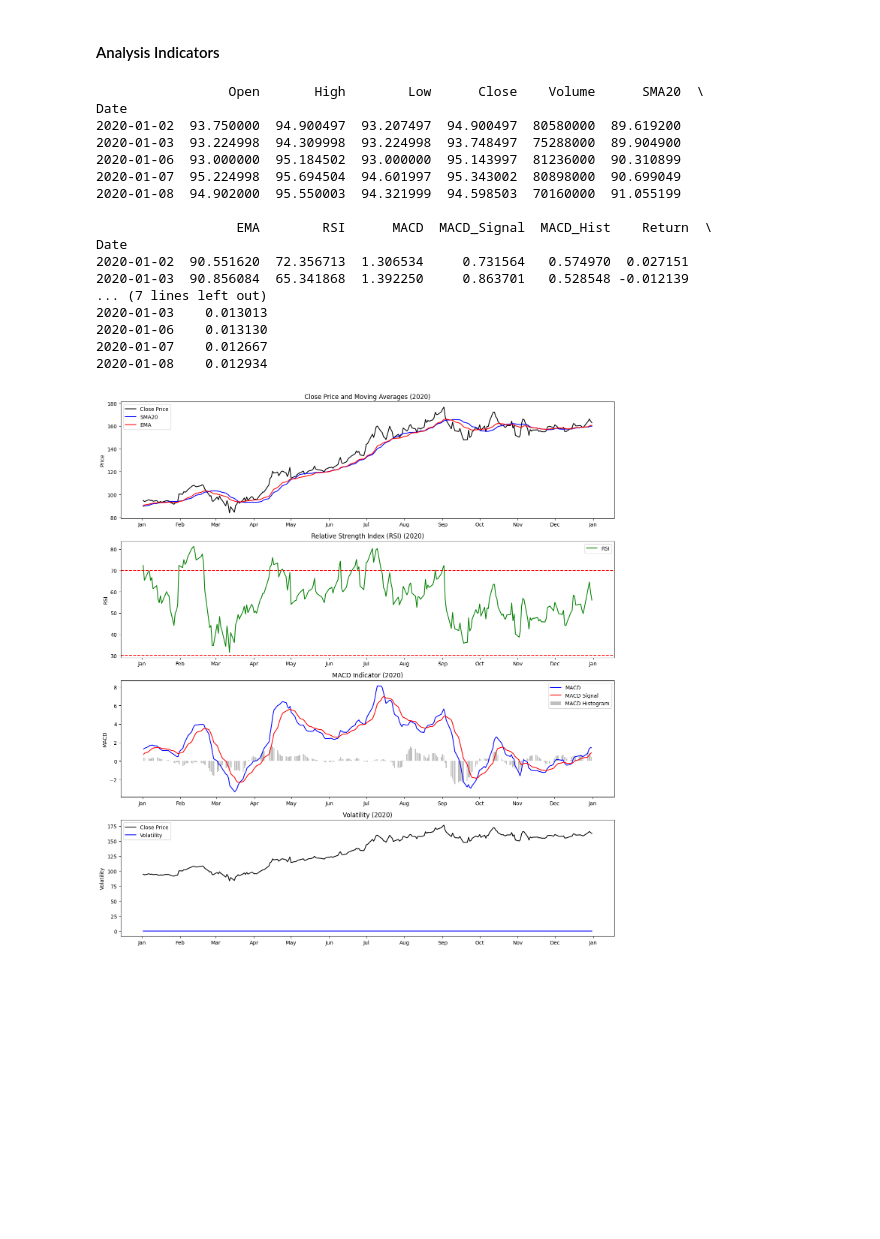
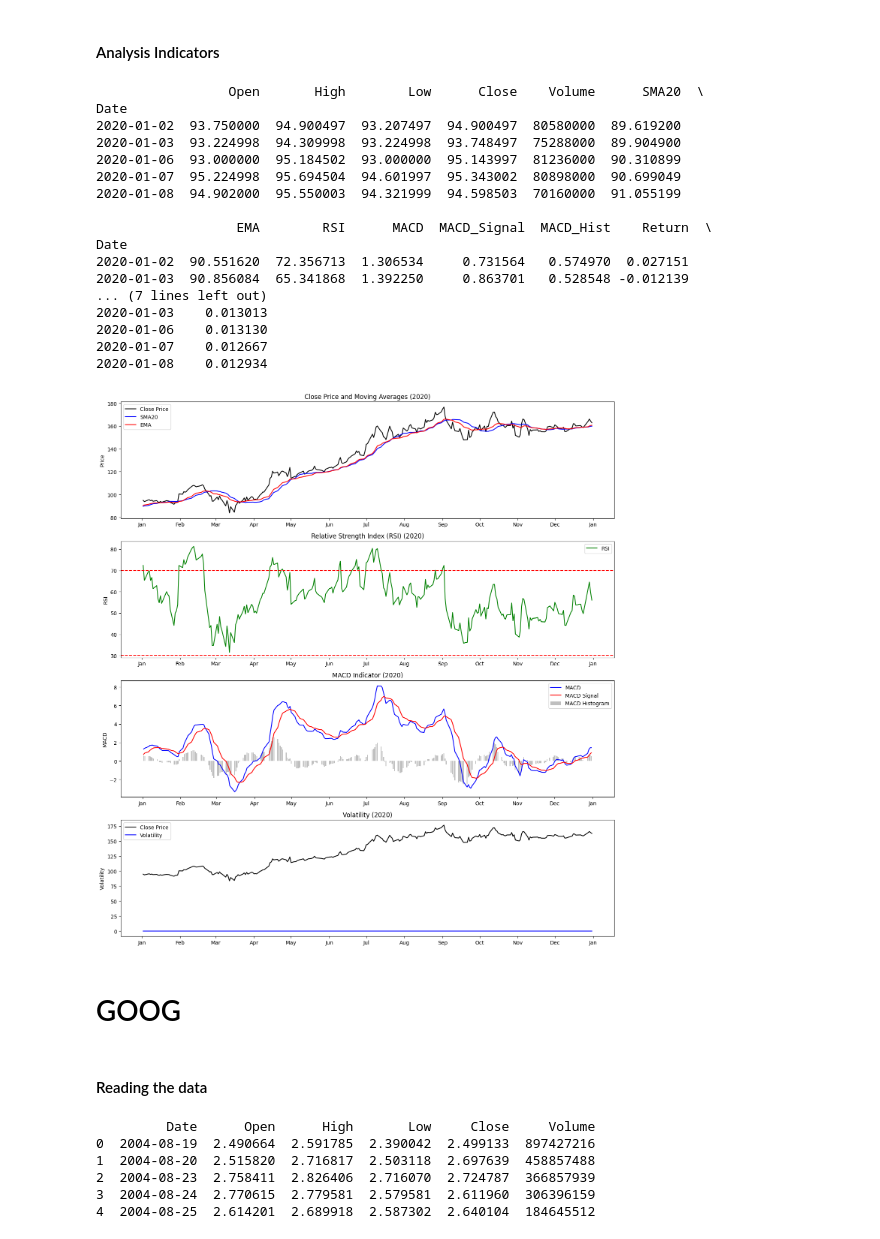
Before and after one commit to yohannestayez/Financial-News-and-Stock-Price-Integration, a Jupyter notebook: notebooks/Analysis2.ipynb, the cells around one changed output. Saved outputs shown, nothing was run; the diff lists cells and outputs as text; code cells hidden in the pictures; blank space fills up the shorter version.

Commit message:
data added

```diff
--- a/notebooks/Analysis2.ipynb
+++ b/notebooks/Analysis2.ipynb
@@ -205,7 +205,7 @@ plt.gca().xaxis.set_major_formatter(mdates.DateFormatter('%b'))
 plt.subplot(4, 1, 3)
 plt.plot(dn_2020['MACD'], label='MACD', color='blue')
 plt.plot(dn_2020['MACD_Signal'], label='MACD Signal', color='red')
-plt.bar(dn_2020.index, df_2020['MACD_Hist'], label='MACD Histogram', color='grey', alpha=0.5)
+plt.bar(dn_2020.index, dn_2020['MACD_Hist'], label='MACD Histogram', color='grey', alpha=0.5)
 plt.title('MACD Indicator (2020)')
 plt.ylabel('MACD')
 plt.legend()
@@ -215,31 +215,52 @@ plt.gca().xaxis.set_major_formatter(mdates.DateFormatter('%b'))
 # Plot Close Price and Volatility
 plt.subplot(4, 1, 4)
 plt.plot(dn_2020['Close'], label='Close Price', color='black')
 plt.plot(dn_2020['Volatility'], label='Volatility', color='blue')
 plt.title('Volatility (2020)')
 plt.ylabel('Volatility')
 plt.legend()
 plt.gca().xaxis.set_major_locator(mdates.MonthLocator())
 plt.gca().xaxis.set_major_formatter(mdates.DateFormatter('%b'))
 
 plt.tight_layout()
 plt.show()
 # %% [output]
                  Open       High        Low      Close    Volume      SMA20  \
 Date
 2020-01-02  93.750000  94.900497  93.207497  94.900497  80580000  89.619200
 2020-01-03  93.224998  94.309998  93.224998  93.748497  75288000  89.904900
 2020-01-06  93.000000  95.184502  93.000000  95.143997  81236000  90.310899
 2020-01-07  95.224998  95.694504  94.601997  95.343002  80898000  90.699049
 2020-01-08  94.902000  95.550003  94.321999  94.598503  70160000  91.055199
 
                   EMA        RSI      MACD  MACD_Signal  MACD_Hist    Return  \
 Date
 2020-01-02  90.551620  72.356713  1.306534     0.731564   0.574970  0.027151
 2020-01-03  90.856084  65.341868  1.392250     0.863701   0.528548 -0.012139
 ... (7 lines left out)
 2020-01-03    0.013013
 2020-01-06    0.013130
 2020-01-07    0.012667
 2020-01-08    0.012934
-[figure, old version]
+[figure, new version]
+# %% [markdown]
+# GOOG
+# %% [markdown]
+#### Reading the data
+# %%
+# Load the CSV file into a Pandas DataFrame
+dg = pd.read_csv(r'C:\Users\Toshiba\Desktop\Kifiya AIM 1\Week 1\Data\yfinance_data\yfinance_data\GOOG_historical_data.csv')
+
+# Ensure the required columns are present
+required_columns = ['Date', 'Open', 'High', 'Low', 'Close', 'Volume']
+dg = dg[required_columns]
+
+# Display the first few rows of the data
+print(dg.head())
+# %% [output]
+         Date      Open      High       Low     Close     Volume
+0  2004-08-19  2.490664  2.591785  2.390042  2.499133  897427216
+1  2004-08-20  2.515820  2.716817  2.503118  2.697639  458857488
+2  2004-08-23  2.758411  2.826406  2.716070  2.724787  366857939
+3  2004-08-24  2.770615  2.779581  2.579581  2.611960  306396159
+4  2004-08-25  2.614201  2.689918  2.587302  2.640104  184645512
```
Also changed, not shown: parts of 18 cells of this notebook.
